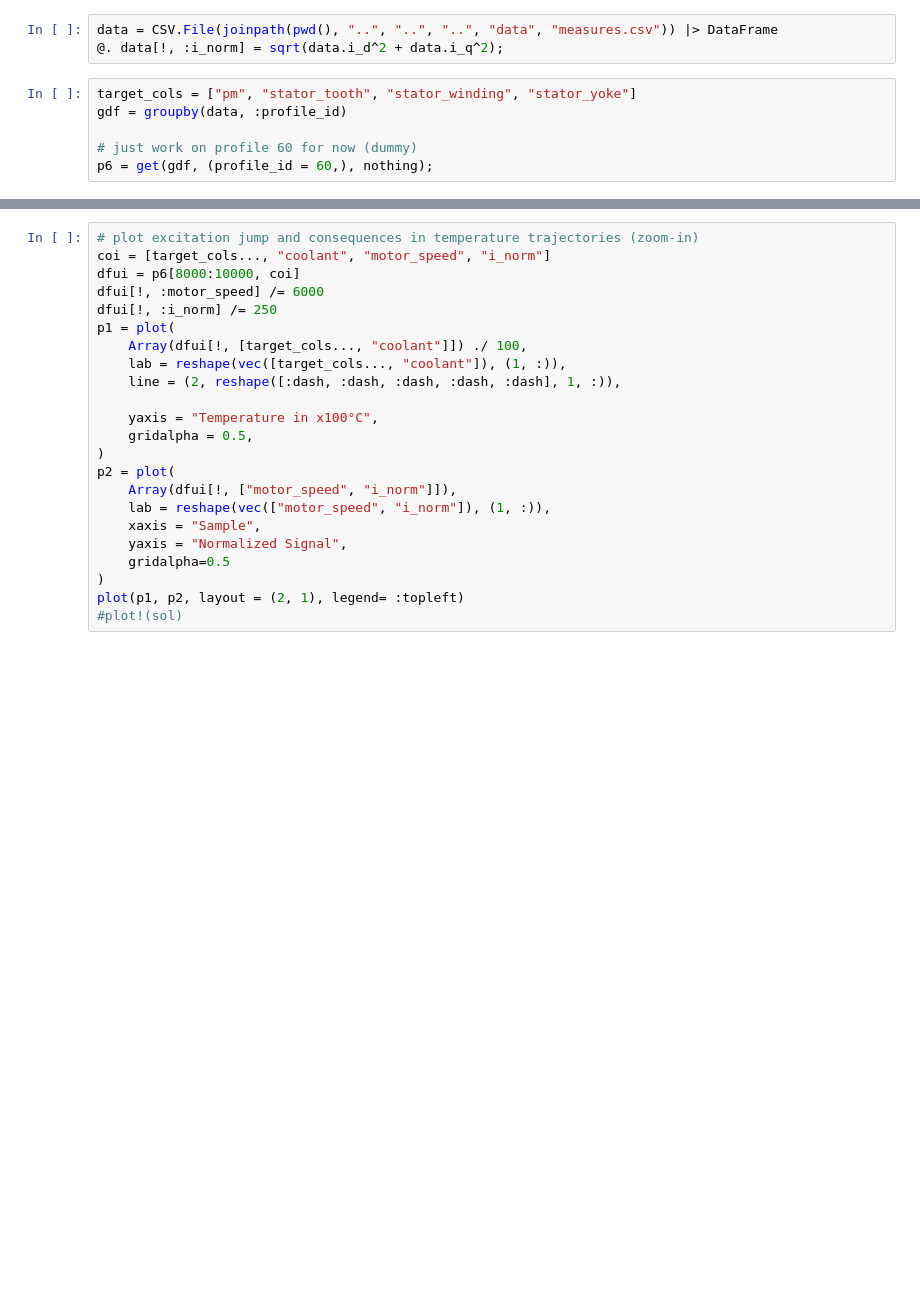
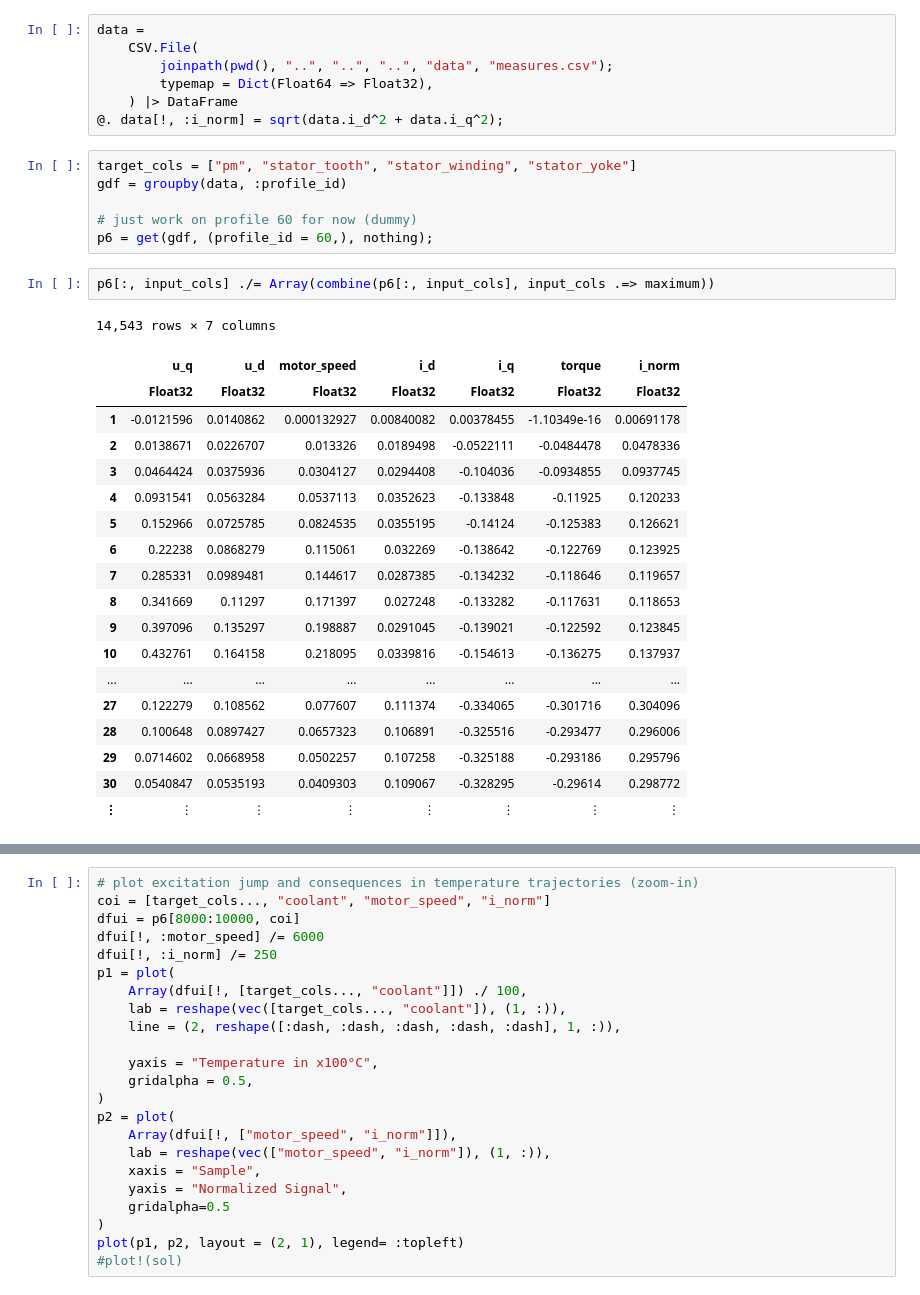
Before and after one commit to DS4Ctrl/hyperdyn, a Jupyter notebook: examples/thermal_modeling/notebooks/node_prototyp.ipynb, the cells around one changed output, grey strips where cells are left out. Drawn from its saved outputs; the diff is of its cells as text; blank space fills up the shorter version.

```diff
--- a/examples/thermal_modeling/notebooks/node_prototyp.ipynb
+++ b/examples/thermal_modeling/notebooks/node_prototyp.ipynb
@@ -3,5 +5,9 @@ using Flux, DataFrames, CSV, ProgressMeter, DiffEqFlux, LinearAlgebra, Different
 # %%
-data = CSV.File(joinpath(pwd(), "..", "..", "..", "data", "measures.csv")) |> DataFrame
+data =
+    CSV.File(
+        joinpath(pwd(), "..", "..", "..", "data", "measures.csv");
+        typemap = Dict(Float64 => Float32),
+    ) |> DataFrame
 @. data[!, :i_norm] = sqrt(data.i_d^2 + data.i_q^2);
 # %%
 target_cols = ["pm", "stator_tooth", "stator_winding", "stator_yoke"]
@@ -9,3 +15,25 @@ gdf = groupby(data, :profile_id)
 
 # just work on profile 60 for now (dummy)
 p6 = get(gdf, (profile_id = 60,), nothing);
+# %%
+p6[:, input_cols] ./= Array(combine(p6[:, input_cols], input_cols .=> maximum))
+# %% [output]
+14,543 rows × 7 columns
+|  | u_q | u_d | motor_speed | i_d | i_q | torque | i_norm |
+|  | Float32 | Float32 | Float32 | Float32 | Float32 | Float32 | Float32 |
+| 1 | -0.0121596 | 0.0140862 | 0.000132927 | 0.00840082 | 0.00378455 | -1.10349e-16 | 0.00691178 |
+| 2 | 0.0138671 | 0.0226707 | 0.013326 | 0.0189498 | -0.0522111 | -0.0484478 | 0.0478336 |
+| 3 | 0.0464424 | 0.0375936 | 0.0304127 | 0.0294408 | -0.104036 | -0.0934855 | 0.0937745 |
+| 4 | 0.0931541 | 0.0563284 | 0.0537113 | 0.0352623 | -0.133848 | -0.11925 | 0.120233 |
+| 5 | 0.152966 | 0.0725785 | 0.0824535 | 0.0355195 | -0.14124 | -0.125383 | 0.126621 |
+| 6 | 0.22238 | 0.0868279 | 0.115061 | 0.032269 | -0.138642 | -0.122769 | 0.123925 |
+| 7 | 0.285331 | 0.0989481 | 0.144617 | 0.0287385 | -0.134232 | -0.118646 | 0.119657 |
+| 8 | 0.341669 | 0.11297 | 0.171397 | 0.027248 | -0.133282 | -0.117631 | 0.118653 |
+| 9 | 0.397096 | 0.135297 | 0.198887 | 0.0291045 | -0.139021 | -0.122592 | 0.123845 |
+| 10 | 0.432761 | 0.164158 | 0.218095 | 0.0339816 | -0.154613 | -0.136275 | 0.137937 |
+| ... | ... | ... | ... | ... | ... | ... | ... |
+| 27 | 0.122279 | 0.108562 | 0.077607 | 0.111374 | -0.334065 | -0.301716 | 0.304096 |
+| 28 | 0.100648 | 0.0897427 | 0.0657323 | 0.106891 | -0.325516 | -0.293477 | 0.296006 |
+| 29 | 0.0714602 | 0.0668958 | 0.0502257 | 0.107258 | -0.325188 | -0.293186 | 0.295796 |
+| 30 | 0.0540847 | 0.0535193 | 0.0409303 | 0.109067 | -0.328295 | -0.29614 | 0.298772 |
+| ⋮ | ⋮ | ⋮ | ⋮ | ⋮ | ⋮ | ⋮ | ⋮ |
```
Also changed, not shown: parts of 4 cells of this notebook, 2 other files.
